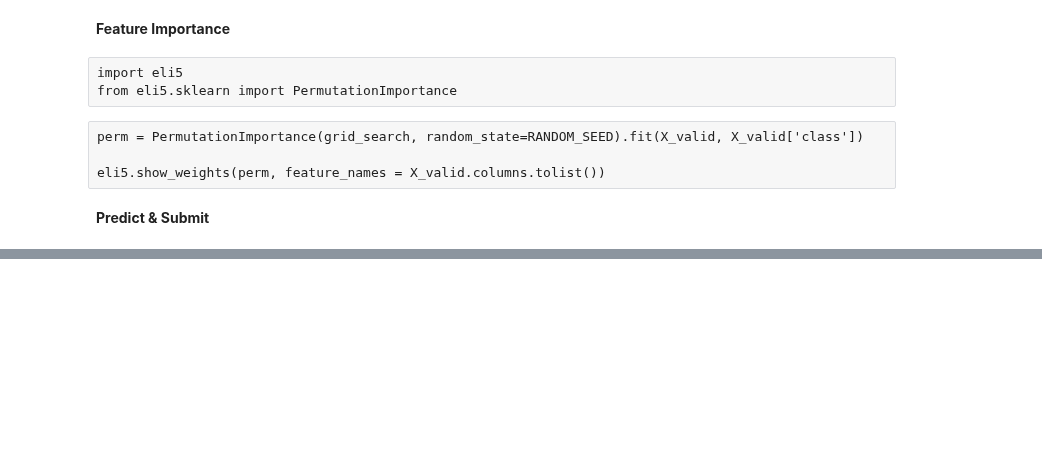
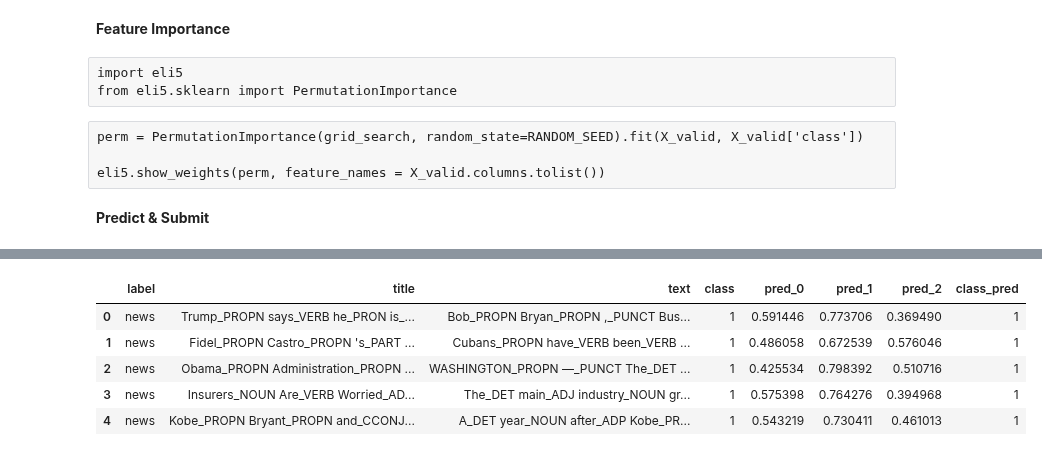
Before and after one commit to labdmitriy/dl_in_nlp, a Jupyter notebook: workshop_4/notebooks/Model - Linear.ipynb, the cells around one changed output, grey strips where cells are left out. Drawn from its saved outputs; the diff is of its cells as text; code cells hidden in the pictures; blank space fills up the shorter version.

```diff
--- a/workshop_4/notebooks/Model - Linear.ipynb
+++ b/workshop_4/notebooks/Model - Linear.ipynb
@@ -66,0 +91,4 @@ array(['clickbait', 'news', 'other'], dtype=object)
+# %%
+X_valid_pos_title = X_valid['title'].str.findall(r'_([A-Z]+)').progress_apply(lambda x: ' '.join(x))
+X_valid_pos_text = X_valid['text'].str.findall(r'_([A-Z]+)').progress_apply(lambda x: ' '.join(x))
+X_valid_pos_title.head(), X_valid_pos_text.head()
@@ -473,0 +563,14 @@ id,label
+# %%
+validate_df = X_valid.copy()
+validate_df = validate_df.assign(pred_0 = y_val_pred[:, 0],
+                                 pred_1 = y_val_pred[:, 1],
+                                 pred_2 = y_val_pred[:, 2],
+                                 class_pred = y_val_pred.argmax(axis=1))
+validate_df.head()
+# %% [output]
+|  | label | title | text | class | pred_0 | pred_1 | pred_2 | class_pred |
+| 0 | news | Trump_PROPN says_VERB he_PRON is_... | Bob_PROPN Bryan_PROPN ,_PUNCT Bus... | 1 | 0.591446 | 0.773706 | 0.369490 | 1 |
+| 1 | news | Fidel_PROPN Castro_PROPN 's_PART ... | Cubans_PROPN have_VERB been_VERB ... | 1 | 0.486058 | 0.672539 | 0.576046 | 1 |
+| 2 | news | Obama_PROPN Administration_PROPN ... | WASHINGTON_PROPN —_PUNCT The_DET ... | 1 | 0.425534 | 0.798392 | 0.510716 | 1 |
+| 3 | news | Insurers_NOUN Are_VERB Worried_AD... | The_DET main_ADJ industry_NOUN gr... | 1 | 0.575398 | 0.764276 | 0.394968 | 1 |
+| 4 | news | Kobe_PROPN Bryant_PROPN and_CCONJ... | A_DET year_NOUN after_ADP Kobe_PR... | 1 | 0.543219 | 0.730411 | 0.461013 | 1 |
```
Also changed, not shown: parts of 40 cells of this notebook, 2 other files.
